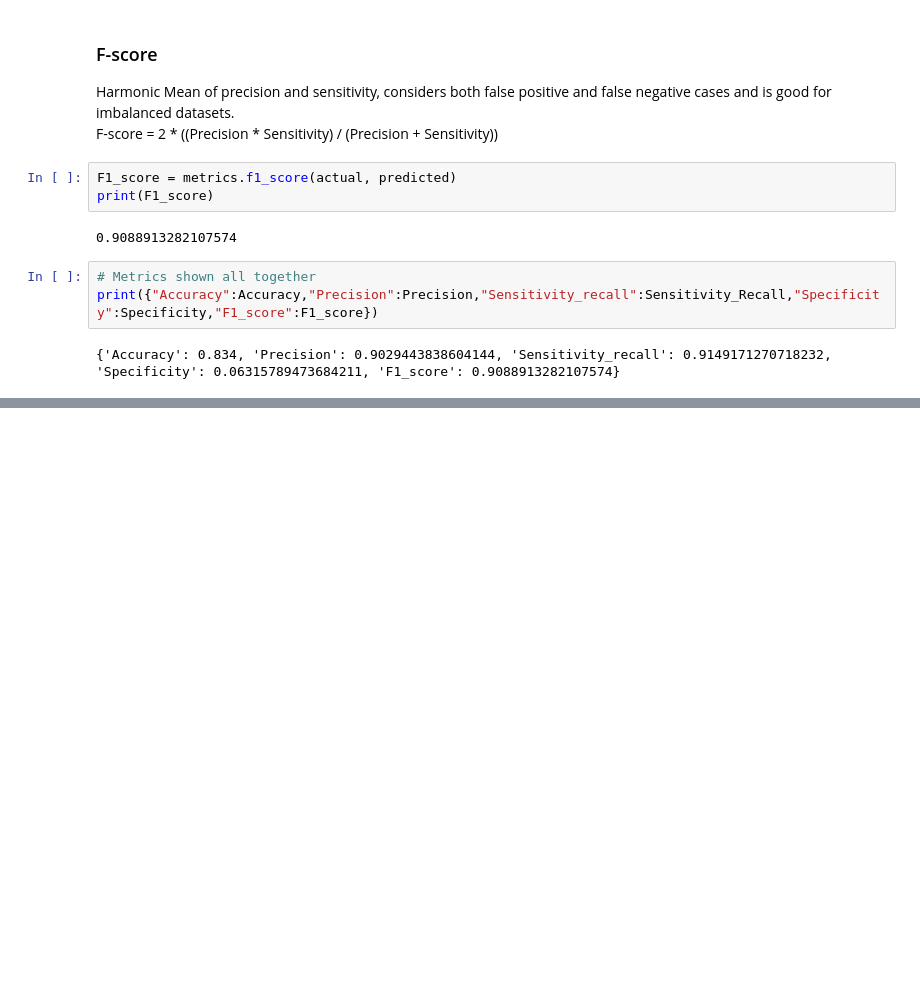
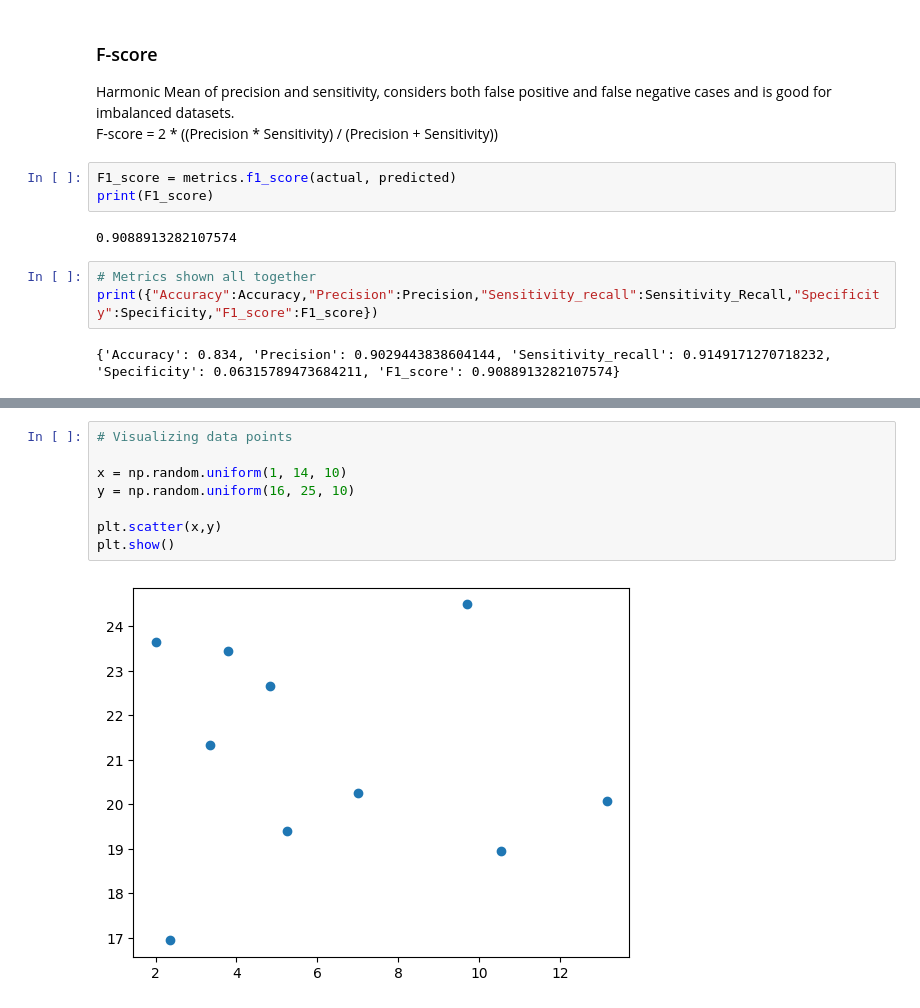
Before and after one commit to tuccr/W3AI, a Jupyter notebook: notebook.ipynb, the cells around one changed output, grey strips where cells are left out. Saved outputs shown, nothing was run; the diff lists cells and outputs as text; blank space fills up the shorter version.

```diff
--- a/notebook.ipynb
+++ b/notebook.ipynb
@@ -435,0 +440,10 @@ print({"Accuracy":Accuracy,"Precision":Precision,"Sensitivity_recall":Sensitivit
+# %%
+# Visualizing data points
+
+x = np.random.uniform(1, 14, 10)
+y = np.random.uniform(16, 25, 10)
+
+plt.scatter(x,y)
+plt.show()
+# %% [output]
+[figure, added]
```
Also changed, not shown: parts of 3 cells of this notebook.
